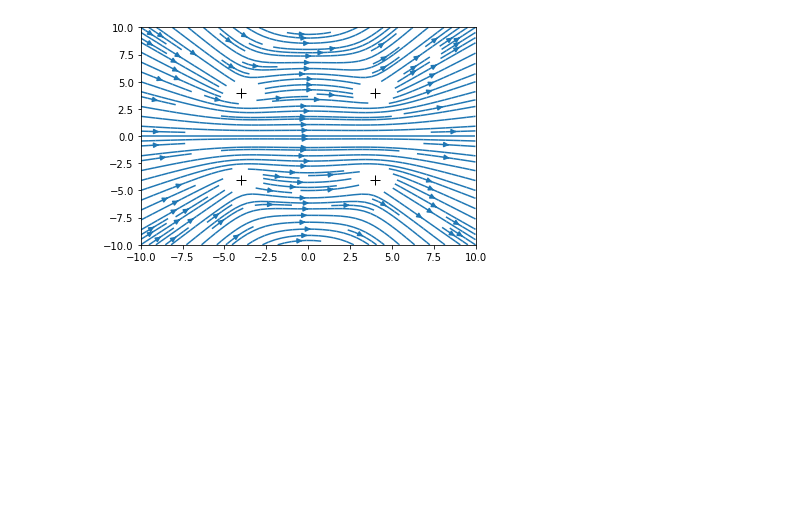
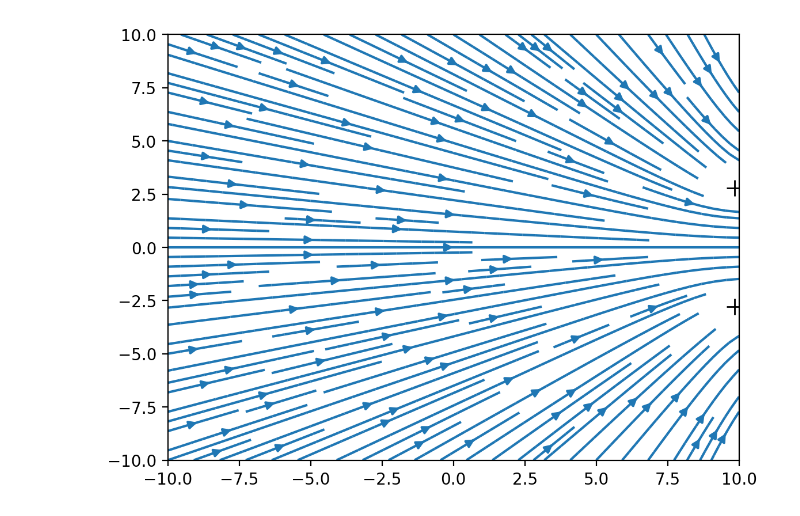
Before and after one commit to erscat/Fluids-hw2, a Jupyter notebook: Vortex code.ipynb, the cells around one changed output. Drawn from its saved outputs; the diff is of its cells as text; code cells hidden in the pictures; blank space fills up the shorter version.

Commit message:
Finished vortex code

```diff
--- a/Vortex code.ipynb
+++ b/Vortex code.ipynb
@@ -20,43 +1,120 @@ k_v = np.array([k,k,-k,-k]) #Circulation of vortices
 # %%
+"""
+Visualizing vortex leapfrogging
+@author : Zhongan Lin
+"""
+
+import numpy as np
+import matplotlib.pyplot as plt
+from IPython.display import display, clear_output
+
+dt = 0.05
+Nsteps = 50
+k = 4
+line_density = 1.5
+
+
+# Setting up initial conditions (vortex centres and circulation)
+# Vortex rings
+x_v = [-9,-9, -7, -7] #Positions of vortex centers
+y_v = [3,-3, 3, -3]
+k_v = [k,-k, k, -k] #Circulation of vortices
+
 # Setting up the plot
-plt.ion()
-fig , ax = plt.subplots(1,1)
+%matplotlib
+fig = plt.figure()
+ax = fig.add_subplot(1,1,1)
 
 # mark the initial positions of vortices
-p, = ax.plot(x_v, y_v, 'k+', markersize=10)
+ax.plot(x_v, y_v, 'k+', markersize=10)
 
-# play around with the marker size and type as you see fit
 # draw the initial velocity streamline
 ngrid = 10
-Y, X = np.mgrid[-ngrid:ngrid:360j, -ngrid:ngrid:360j]
+Y, X = np.mgrid[-ngrid:ngrid:400j, -ngrid:ngrid:400j]
 #360j sets the resolution of the cartesian grid; play around with it as you see fit
 
 vel_x = np.zeros(np.shape(Y)) #this holds x−velocity
 vel_y = np.zeros(np.shape(Y)) #this holds y−velocity
 
 # masking radius for better visualization of the vortex centres
 r_mask = 1
-# within this mask, you will not plot any streamline
-#so that you can see more clearly the movement of the vortex centres
 
 for i in range(len(x_v)): #looping over each vortex
     # computing the total velocity field
     xi = x_v[i] ; yi = y_v[i]
     k = k_v[i]
     dx = X - xi; dy = Y - yi
     r = np.sqrt(dx**2 + dy**2)
     vel_x += -k*dy/r # phi-hat perpendicular to r
     vel_y += k*dx/r
-    # insert lines for masking (set the masking area to NaN)
+    # for masking (set the masking area to NaN)
     vel_x[r < r_mask] = np.NaN
     vel_y[r < r_mask] = np.NaN
 
 # set up the boundaries of the simulation box
 ax.set_xlim([-ngrid, ngrid])
 ax.set_ylim([-ngrid, ngrid])
 # initial plot of the streamlines
 ax.streamplot(X, Y, vel_x , vel_y , density=[line_density,line_density])
-# play around with density as you see fit; #see the API documentation for more detail
-fig.canvas.draw()
+display(fig)
+clear_output(wait=True)
+plt.pause(0.5)
+
+# ----------------------------------------------------------------------
+# Evolution
+count = 0
+while count < Nsteps :
+
+    # Initialize advection velocities of the vortices
+    Vx = np.zeros(np.shape(y_v))
+    Vy = np.zeros(np.shape(y_v))
+    # compute the total advection velocity on each vortex
+    for i in range(len(x_v)):
+        xi = x_v[i] ; yi = y_v[i]
+        for j in range(len(x_v)): # speed of vortex i due to vortex j
+            if j == i:
+                continue
+            k = k_v[j]
+            xj = x_v[j] ; yj = y_v[j]
+            dx = xi - xj ; dy = yi - yj
+            r = np.sqrt(dx**2 + dy**2)
+            Vx[i] += -k*dy/r
+            Vy[i] += k*dx/r
+
+
+    # update the positions of vortices
+    for i in range(len(x_v)):
+        x_v[i] += Vx[i]*dt
+        y_v[i] += Vy[i]*dt
+
+
+    # re−initialize the total velocity field
+    vel_x = np.zeros(np.shape(Y)) #this holds x−velocity
+    vel_y = np.zeros(np.shape(Y)) #this holds y−velocity
+
+    # Re-drawing streamlines
+    for i in range(len(x_v)):
+        # computing the total velocity field
+        xi = x_v[i] ; yi = y_v[i]
+        k = k_v[i]
+        dx = X - xi; dy = Y - yi
+        r = np.sqrt(dx**2 + dy**2)
+        vel_x += -k*dy/r # phi-hat perpendicular to r
+        vel_y += k*dx/r
+        # for masking (set the masking area to NaN)
+        vel_x[r < r_mask] = np.NaN
+        vel_y[r < r_mask] = np.NaN
+
+    # update plot
+    ax.cla()
+    ax.set_xlim([-ngrid, ngrid])
+    ax.set_ylim([-ngrid, ngrid])
+    ax.plot(x_v, y_v, 'k+', markersize=10)
+    ax.streamplot(X, Y, vel_x , vel_y , density=[line_density,line_density])
+
+    display(fig)
+    clear_output(wait=True)
+    plt.pause(0.005) #play around with the delay time for better visualization
+    count += 1
 # %% [output]
-[figure, old version]
+[figure, new version]
```
Also changed, not shown: parts of 3 cells of this notebook, 1 other file.
